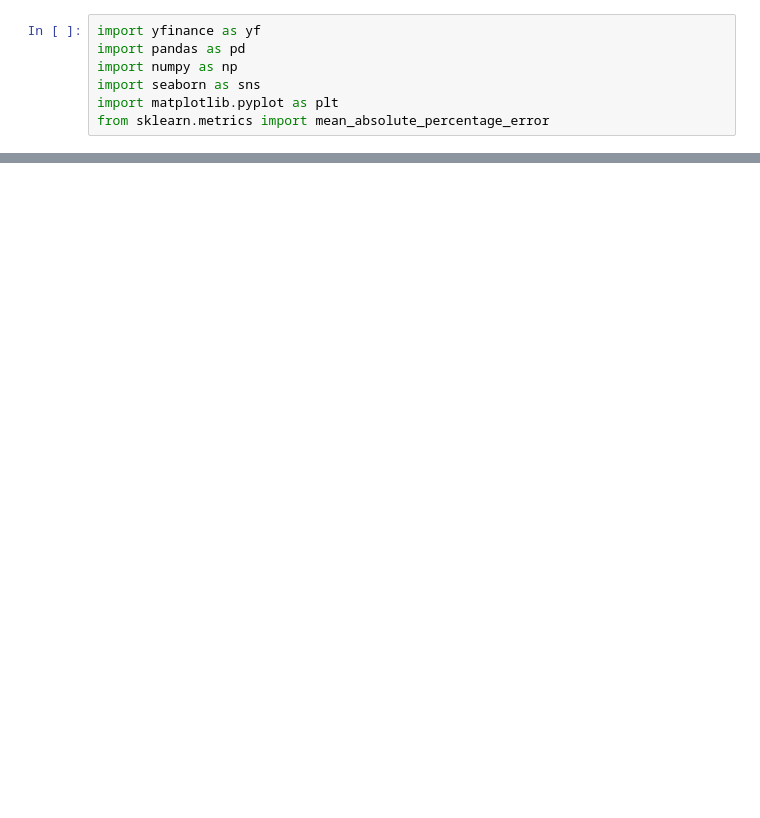
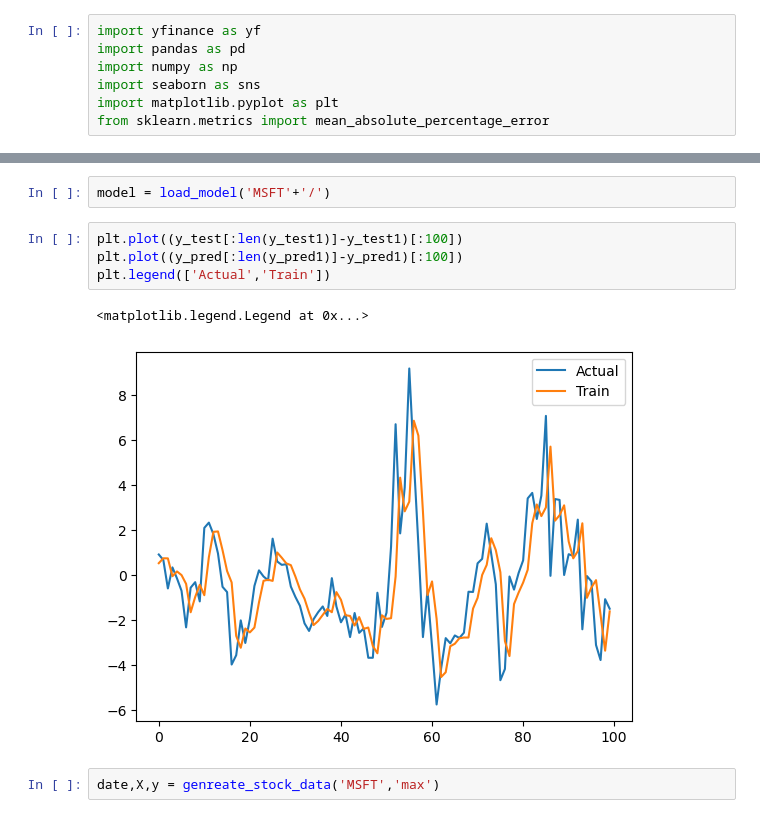
Before and after one commit to om-shreyas/Stock_Predictor_V2, a Jupyter notebook: Time_Series_Analysis.ipynb, the cells around one changed output, grey strips where cells are left out. Saved outputs shown, nothing was run; the diff lists cells and outputs as text; blank space fills up the shorter version.

```diff
--- a/Time_Series_Analysis.ipynb
+++ b/Time_Series_Analysis.ipynb
@@ -75,0 +159,11 @@ test_predictions(X_test,y_test,model)
+# %%
+model = load_model('MSFT'+'/')
+# %%
+plt.plot((y_test[:len(y_test1)]-y_test1)[:100])
+plt.plot((y_pred[:len(y_pred1)]-y_pred1)[:100])
+plt.legend(['Actual','Train'])
+# %% [output]
+<matplotlib.legend.Legend at 0x...>
+[figure, added]
+# %%
+date,X,y = genreate_stock_data('MSFT','max')
```
Also changed, not shown: parts of 15 cells of this notebook, 10 other files.
